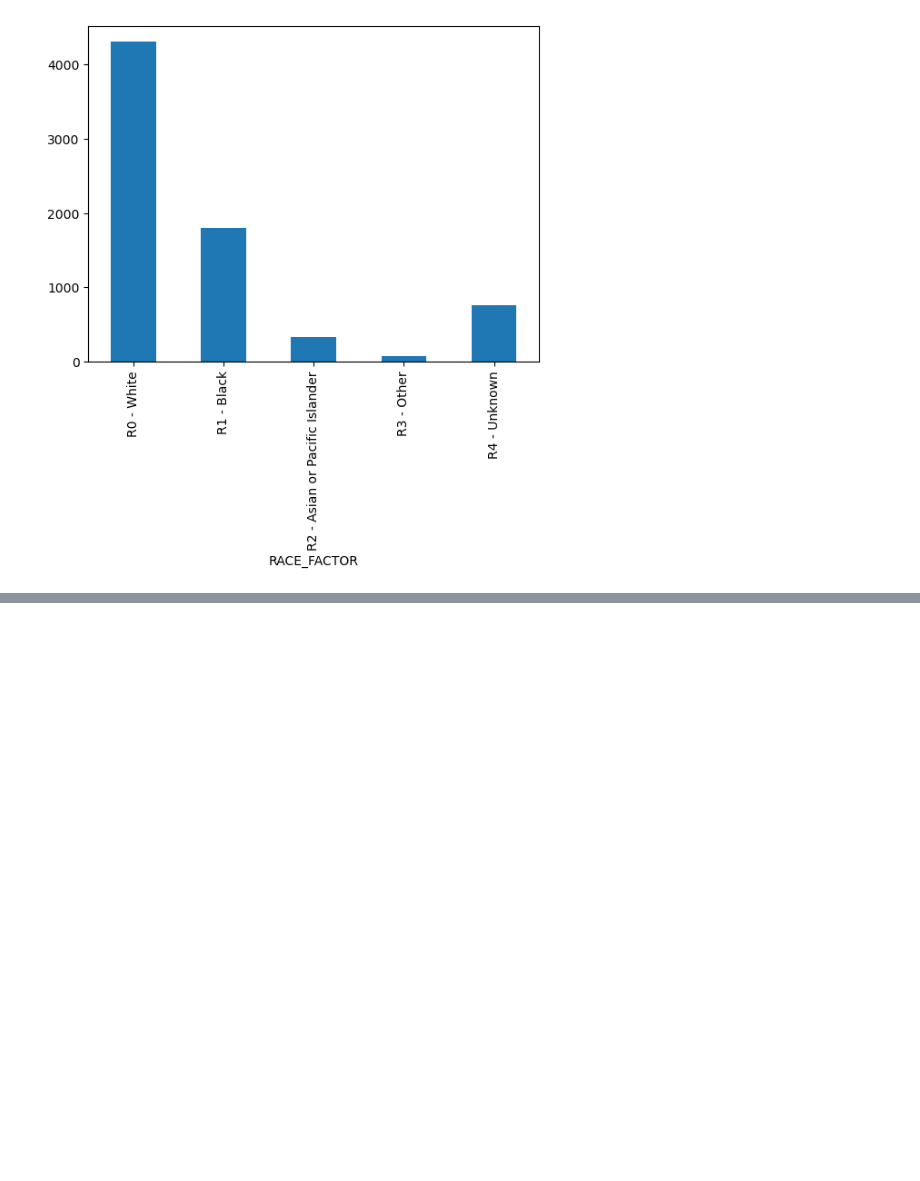
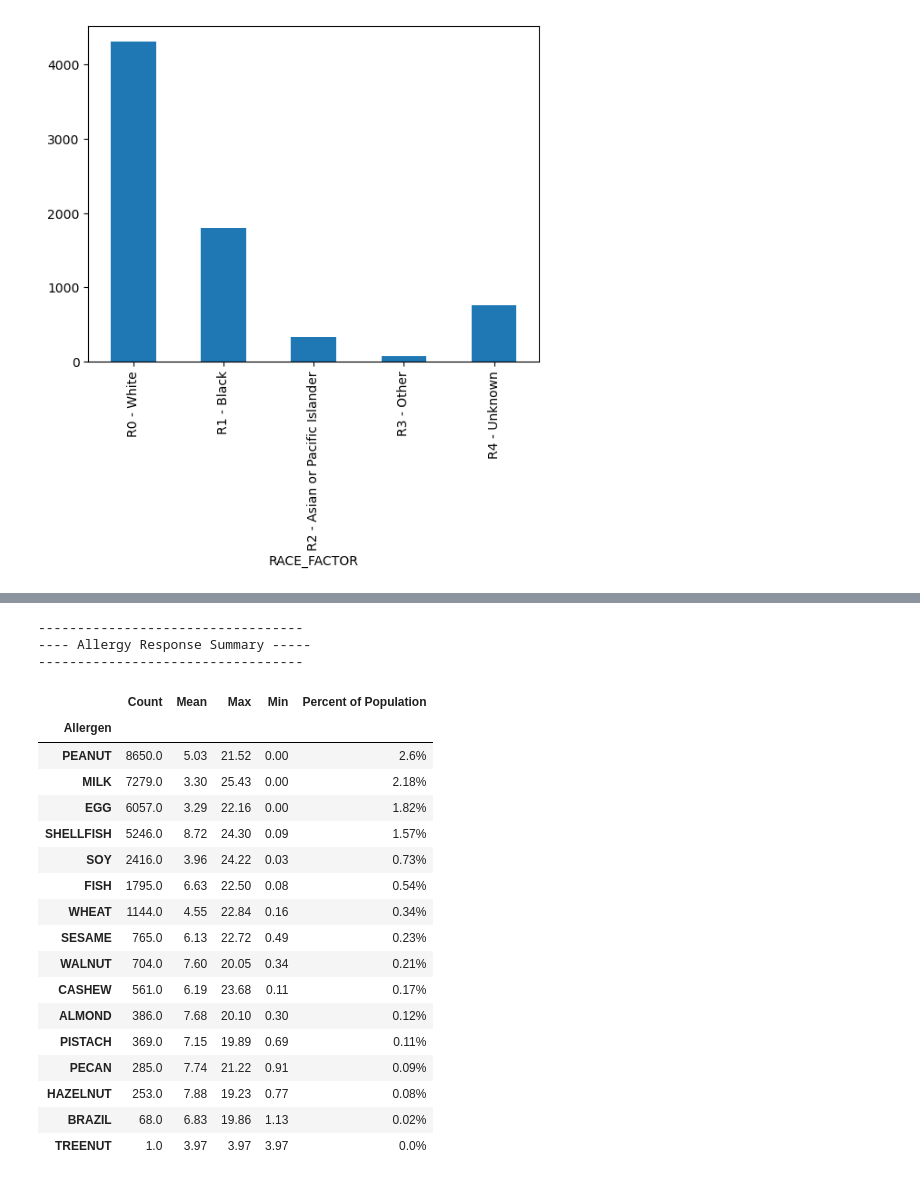
Before and after one commit to leahkrause/project_1, a Jupyter notebook: Allergy.ipynb, the cells around one changed output, grey strips where cells are left out. Saved outputs shown, nothing was run; the diff lists cells and outputs as text; code cells hidden in the pictures; blank space fills up the shorter version.

```diff
--- a/Allergy.ipynb
+++ b/Allergy.ipynb
@@ -277,0 +308,59 @@ Text(0.5, 1.0, 'Number of kids with a Milk Sensitivity')
+# %%
+count_list=[]
+mean_list=[]
+max_list=[]
+min_list=[]
+percent_population_list=[]
+
+allergen_stats=allergy_df_clean.describe()
+total_subjects=allergy_df_clean.count()['SUBJECT_ID']
+
+allergen_list=allergy_df_clean.columns[9:-9]
+allergen_list=[x for x in allergen_list if 'ALG_START' in x]
+
+for x in allergen_list:
+    count=allergen_stats.loc['count',x]
+    count_list.append(count)
+    mean=round(allergen_stats.loc['mean',x],2)
+    mean_list.append(mean)
+    max_num = round(allergen_stats.loc['max',x],2)
+    max_list.append(max_num)
+    min_num = round(allergen_stats.loc['min',x],2)
+    min_list.append(min_num)
+    pop_percent=(allergen_stats.loc['count',x]/total_subjects*100).round(2).astype(str)+'%'
+    percent_population_list.append(pop_percent)
+
+allergy_response_df=pd.DataFrame(data={'Count':count_list,
+                                       'Mean':mean_list,
+                                       'Max':max_list,
+                                       'Min':min_list,
+                                       'Percent of Population':percent_population_list},
+                                 index=[allergen_name[:-10] for allergen_name in allergen_list])
+
+print('\n----------------------------------')
+print('---- Allergy Response Summary -----')
+print('----------------------------------')
+allergy_response_df.index.names=['Allergen']
+allergy_response_df.sort_values(by=['Count','Mean'],ascending=False)
+# %% [output]
+----------------------------------
+---- Allergy Response Summary -----
+----------------------------------
+|  | Count | Mean | Max | Min | Percent of Population |
+| Allergen |  |  |  |  |  |
+| PEANUT | 8650.0 | 5.03 | 21.52 | 0.00 | 2.6% |
+| MILK | 7279.0 | 3.30 | 25.43 | 0.00 | 2.18% |
+| EGG | 6057.0 | 3.29 | 22.16 | 0.00 | 1.82% |
+| SHELLFISH | 5246.0 | 8.72 | 24.30 | 0.09 | 1.57% |
+| SOY | 2416.0 | 3.96 | 24.22 | 0.03 | 0.73% |
+| FISH | 1795.0 | 6.63 | 22.50 | 0.08 | 0.54% |
+| WHEAT | 1144.0 | 4.55 | 22.84 | 0.16 | 0.34% |
+| SESAME | 765.0 | 6.13 | 22.72 | 0.49 | 0.23% |
+| WALNUT | 704.0 | 7.60 | 20.05 | 0.34 | 0.21% |
+| CASHEW | 561.0 | 6.19 | 23.68 | 0.11 | 0.17% |
+| ALMOND | 386.0 | 7.68 | 20.10 | 0.30 | 0.12% |
+| PISTACH | 369.0 | 7.15 | 19.89 | 0.69 | 0.11% |
+| PECAN | 285.0 | 7.74 | 21.22 | 0.91 | 0.09% |
+| HAZELNUT | 253.0 | 7.88 | 19.23 | 0.77 | 0.08% |
+| BRAZIL | 68.0 | 6.83 | 19.86 | 1.13 | 0.02% |
+| TREENUT | 1.0 | 3.97 | 3.97 | 3.97 | 0.0% |
```
Also changed, not shown: parts of 30 cells of this notebook, 3 other files.
